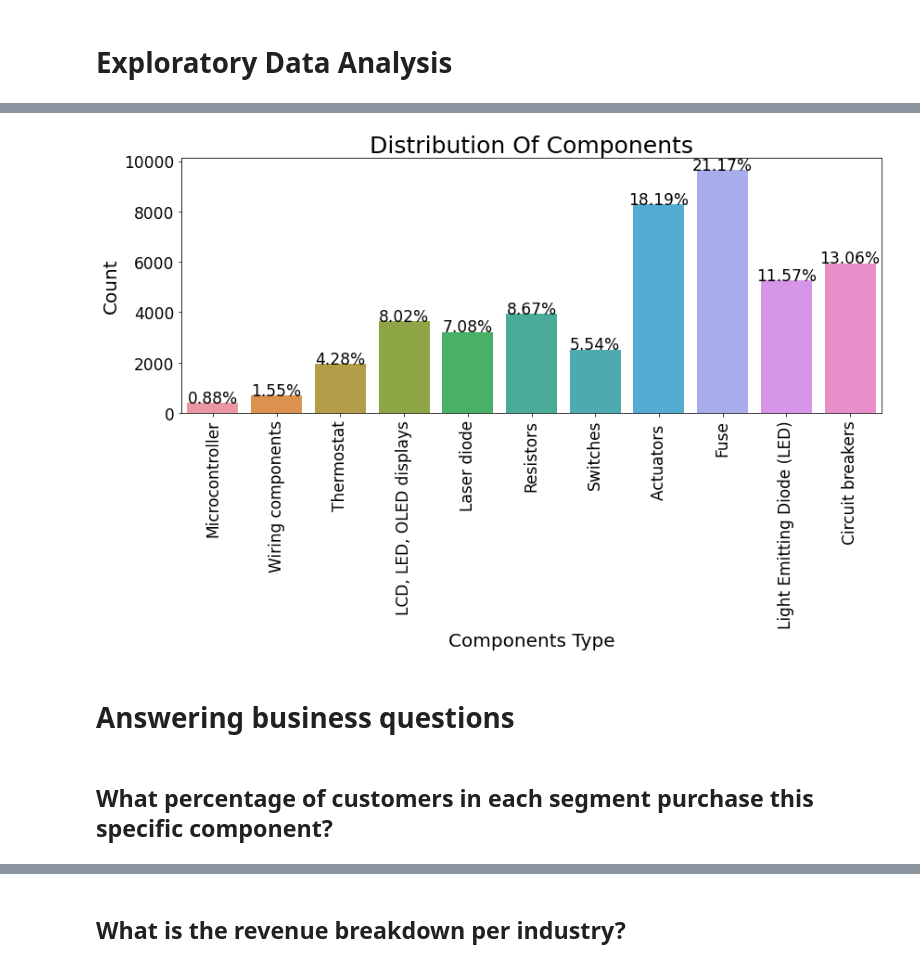
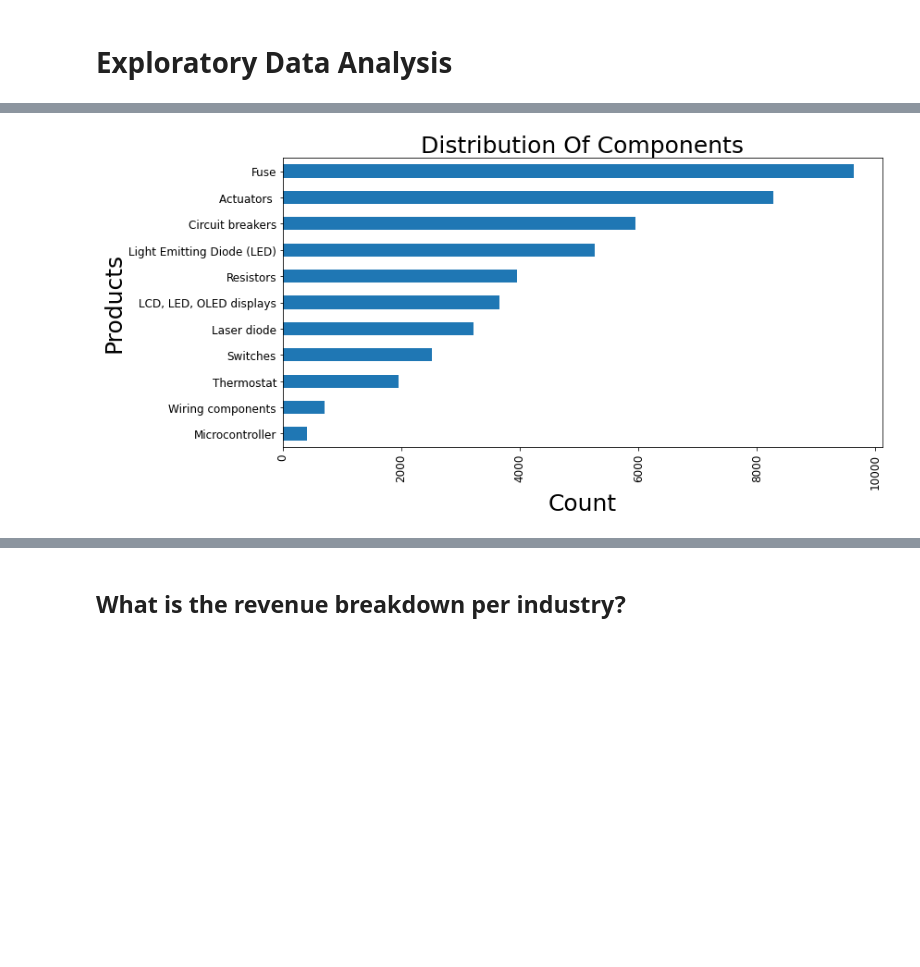
Before and after one commit to ValGRY/Data-Science-Projects, a Jupyter notebook: Techno Industries Inc/Techno Industries Inc..ipynb, the cells around one changed output, grey strips where cells are left out. Saved outputs shown, nothing was run; the diff lists cells and outputs as text; code cells hidden in the pictures; blank space fills up the shorter version.

```diff
--- a/Techno Industries Inc/Techno Industries Inc..ipynb
+++ b/Techno Industries Inc/Techno Industries Inc..ipynb
@@ -169,21 +171,13 @@ plt.tight_layout()
 # %%
-plt.figure(figsize=(12,8))
-total = len(df['Product'])
-ax = sns.countplot(x='Product', data=df)
-for h in ax.patches:
-    height = h.get_height()
-    ax.text(h.get_x() + h.get_width() / 2., height + 3,'{:1.2f}'.format((height/total)*100) + '%',
-            ha="center",size=17)
-plt.yticks(size = 17)
-plt.xticks(size = 17)
-plt.xlabel('Components Type', size = 20)
+plt.figure(figsize=(12,6))
+df['Product'].value_counts().sort_values().plot(kind = 'barh')
+
+plt.yticks(size = 12)
+plt.xticks(size = 12)
+plt.xlabel('Count', size = 25)
 plt.xticks(rotation=90)
-plt.ylabel('Count', size = 20)
+plt.ylabel('Products', size = 25)
 plt.title('Distribution Of Components', size = 25)
 plt.tight_layout()
 # %% [output]
-[figure, old version]
+[figure, new version]
-# %% [markdown]
-# Answering business questions
-# %% [markdown]
-## What percentage of customers in each segment purchase this specific component?
```
Also changed, not shown: parts of 7 cells of this notebook.
